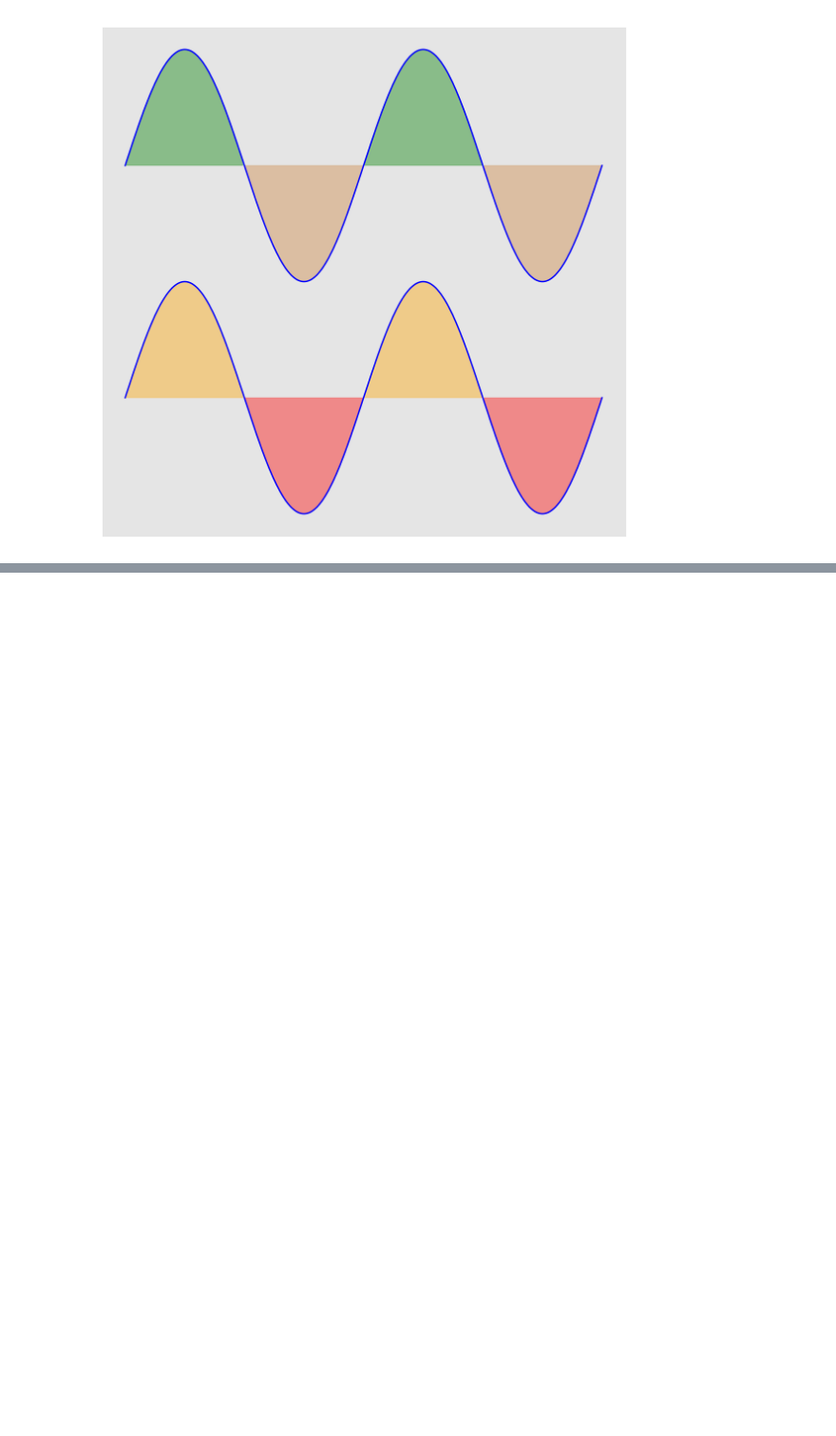
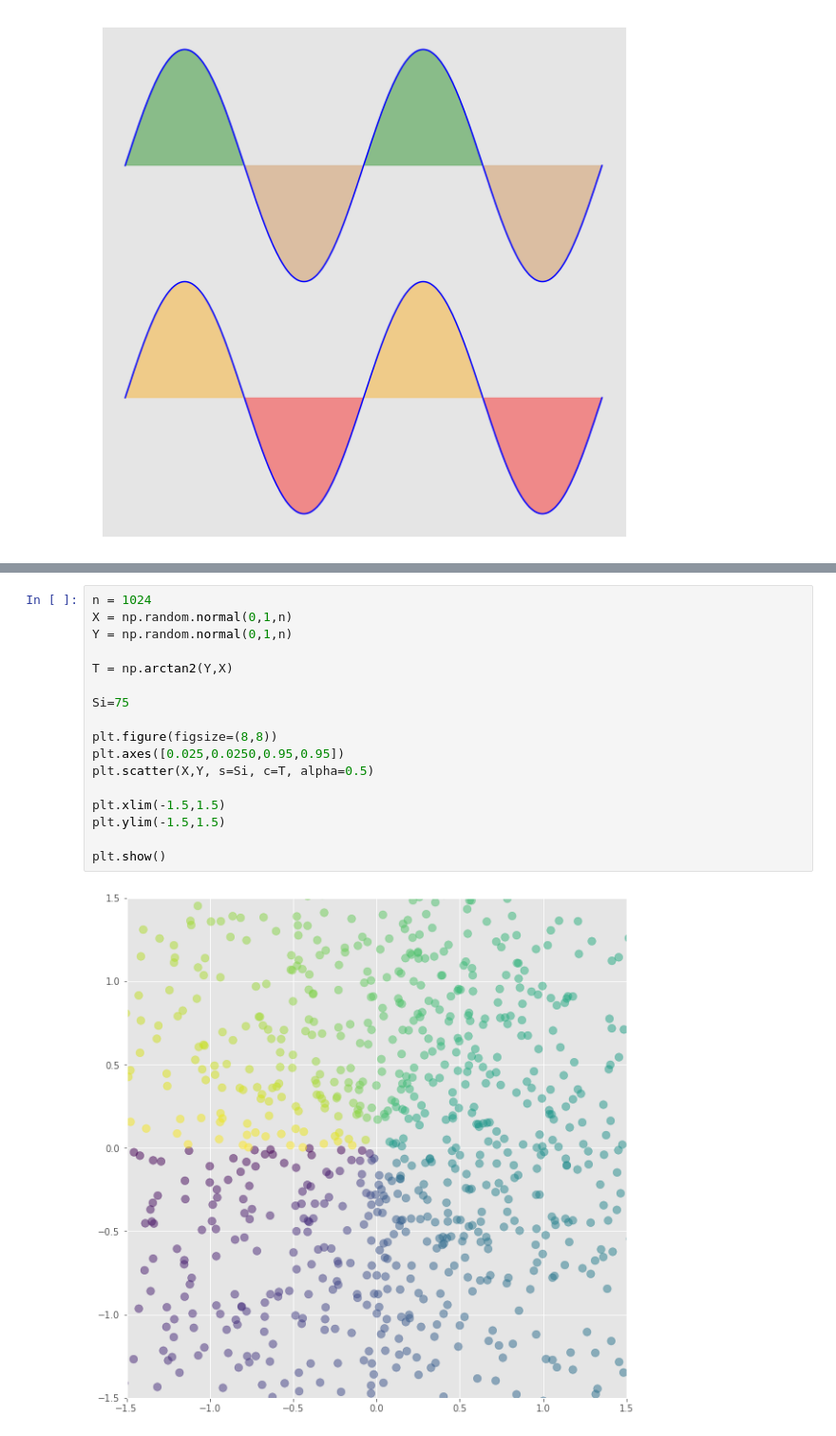
Before and after one commit to chirlas24/Master_Data_Science, a Jupyter notebook: WEEK-5_Pandas_Dataframe_2/05-visualization_introduction_AAF_mine.ipynb, the cells around one changed output, grey strips where cells are left out. Shown: that part at 95% size. Saved outputs shown, nothing was run; the diff lists cells and outputs as text; blank space fills up the shorter version.

```diff
--- a/WEEK-5_Pandas_Dataframe_2/05-visualization_introduction_AAF_mine.ipynb
+++ b/WEEK-5_Pandas_Dataframe_2/05-visualization_introduction_AAF_mine.ipynb
@@ -174,0 +192,19 @@ plt.yticks([]);
+# %%
+n = 1024
+X = np.random.normal(0,1,n)
+Y = np.random.normal(0,1,n)
+
+T = np.arctan2(Y,X)
+
+Si=75
+
+plt.figure(figsize=(8,8))
+plt.axes([0.025,0.0250,0.95,0.95])
+plt.scatter(X,Y, s=Si, c=T, alpha=0.5)
+
+plt.xlim(-1.5,1.5)
+plt.ylim(-1.5,1.5)
+
+plt.show()
+# %% [output]
+[figure, added]
```
Also changed, not shown: parts of 14 cells of this notebook.
